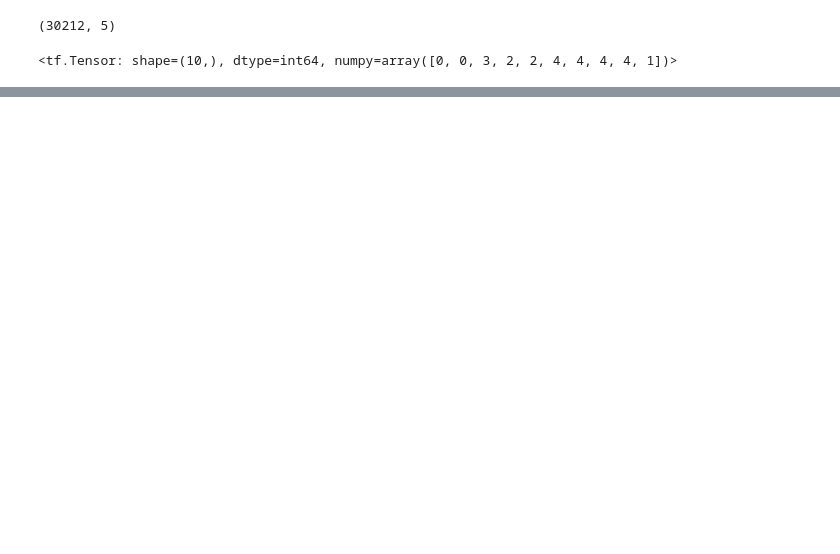
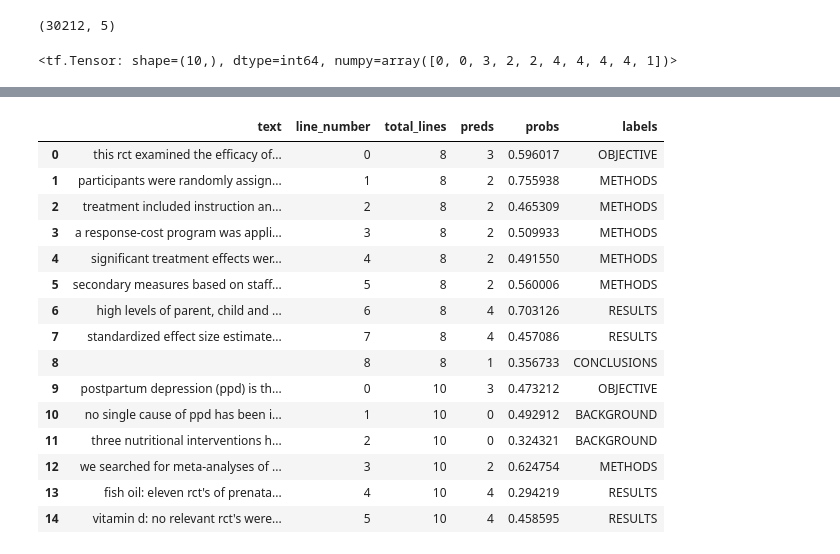
Before and after one commit to pawelkiszczak/tensorflow, a Jupyter notebook: colab_notebooks/09_mlp_milestone_project_2_skimlit.ipynb, the cells around one changed output, grey strips where cells are left out. Saved outputs shown, nothing was run; the diff lists cells and outputs as text; code cells hidden in the pictures; blank space fills up the shorter version.

```diff
--- a/colab_notebooks/09_mlp_milestone_project_2_skimlit.ipynb
+++ b/colab_notebooks/09_mlp_milestone_project_2_skimlit.ipynb
@@ -1457,0 +1693,5 @@ model_5_results
+# %%
+# Preprocess the samples to the desired form
+preproc_samples = prepare_rct(rct_samples)
+rct = pd.DataFrame(preproc_samples)
+rct.head()
@@ -1457,0 +1705,7 @@ model_5_results
+# %%
+# Prepare data for predictions
+rct_line_numbers_one_hot = tf.one_hot(rct['line_number'].to_numpy(), depth=15)
+rct_total_lines_one_hot = tf.one_hot(rct['total_lines'].to_numpy(), depth=20)
+rct_chars = [split_chars(sequence) for sequence in rct['text']]
+rct_sequences = rct['text']
+rct_line_numbers_one_hot.shape, rct_total_lines_one_hot.shape, len(rct_chars), len(rct_sequences)
@@ -1457,0 +1714,10 @@ model_5_results
+# %%
+# Prepare a tf.data Dataset to be predicted on
+rct_data = tf.data.Dataset.from_tensor_slices((rct_line_numbers_one_hot,
+                                              rct_total_lines_one_hot,
+                                              rct_sequences,
+                                              rct_chars))
+rct_labels = tf.data.Dataset.from_tensor_slices(rct['line_number'])
+rct_dataset = tf.data.Dataset.zip((rct_data, rct_labels))
+rct_dataset = rct_dataset.batch(1).prefetch(tf.data.AUTOTUNE)
+rct_dataset, len(rct_dataset)
@@ -1457,0 +1727,6 @@ model_5_results
+# %%
+# Get the predictions
+rct_pred_probs = model_5.predict(rct_dataset)
+len(rct_pred_probs)
+rct_preds = tf.argmax(rct_pred_probs, axis=1)
+rct_preds
@@ -1457,0 +1739,23 @@ model_5_results
+# %%
+# Add the predictions to sequences
+rct['preds'] = rct_preds
+rct['probs'] = tf.math.reduce_max(rct_pred_probs, axis=1)
+rct['labels'] = class_names[rct['preds']]
+rct.head(15)
+# %% [output]
+|  | text | line_number | total_lines | preds | probs | labels |
+| 0 | this rct examined the efficacy of... | 0 | 8 | 3 | 0.596017 | OBJECTIVE |
+| 1 | participants were randomly assign... | 1 | 8 | 2 | 0.755938 | METHODS |
+| 2 | treatment included instruction an... | 2 | 8 | 2 | 0.465309 | METHODS |
+| 3 | a response-cost program was appli... | 3 | 8 | 2 | 0.509933 | METHODS |
+| 4 | significant treatment effects wer... | 4 | 8 | 2 | 0.491550 | METHODS |
+| 5 | secondary measures based on staff... | 5 | 8 | 2 | 0.560006 | METHODS |
+| 6 | high levels of parent, child and ... | 6 | 8 | 4 | 0.703126 | RESULTS |
+| 7 | standardized effect size estimate... | 7 | 8 | 4 | 0.457086 | RESULTS |
+| 8 |  | 8 | 8 | 1 | 0.356733 | CONCLUSIONS |
+| 9 | postpartum depression (ppd) is th... | 0 | 10 | 3 | 0.473212 | OBJECTIVE |
+| 10 | no single cause of ppd has been i... | 1 | 10 | 0 | 0.492912 | BACKGROUND |
+| 11 | three nutritional interventions h... | 2 | 10 | 0 | 0.324321 | BACKGROUND |
+| 12 | we searched for meta-analyses of ... | 3 | 10 | 2 | 0.624754 | METHODS |
+| 13 | fish oil: eleven rct's of prenata... | 4 | 10 | 4 | 0.294219 | RESULTS |
+| 14 | vitamin d: no relevant rct's were... | 5 | 10 | 4 | 0.458595 | RESULTS |
```
Also changed, not shown: parts of 69 cells of this notebook.
